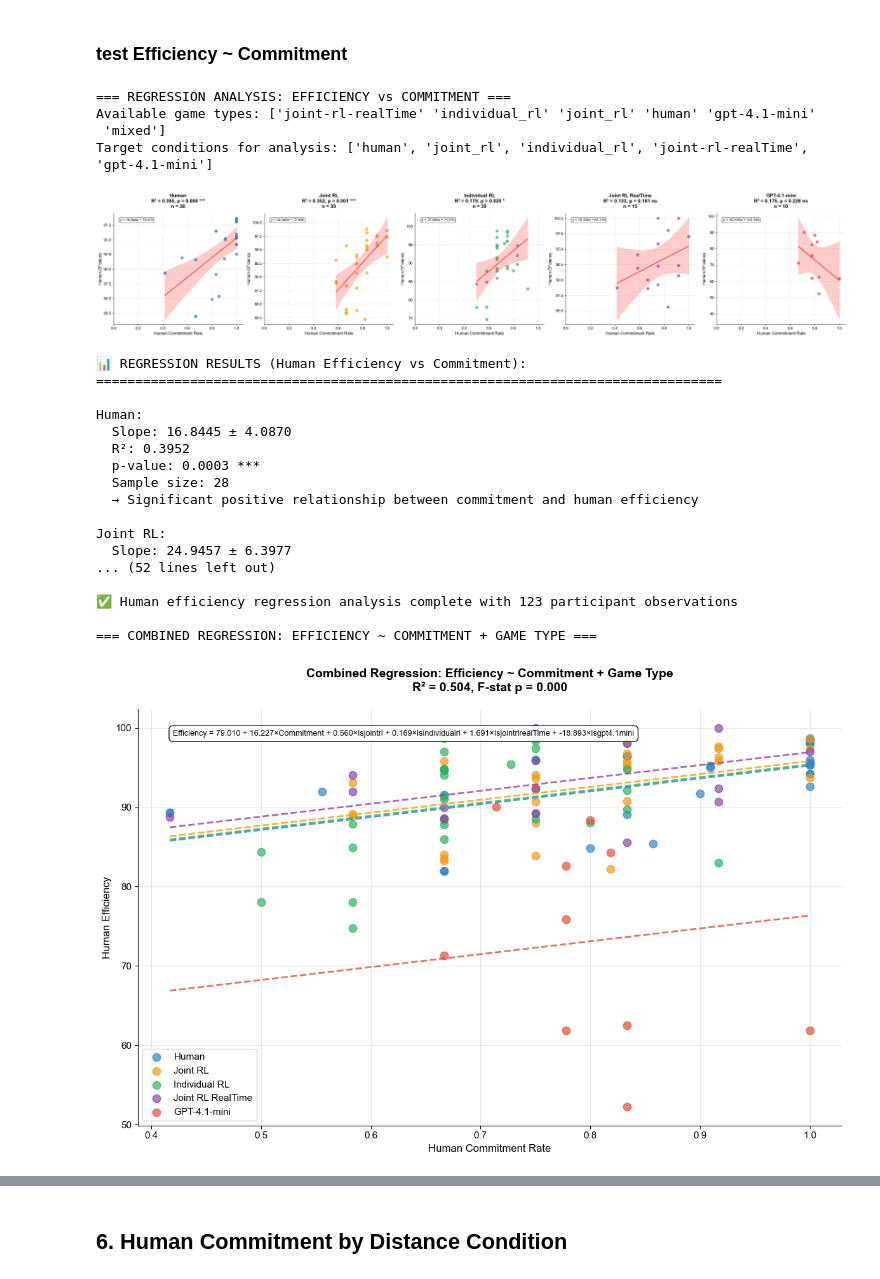
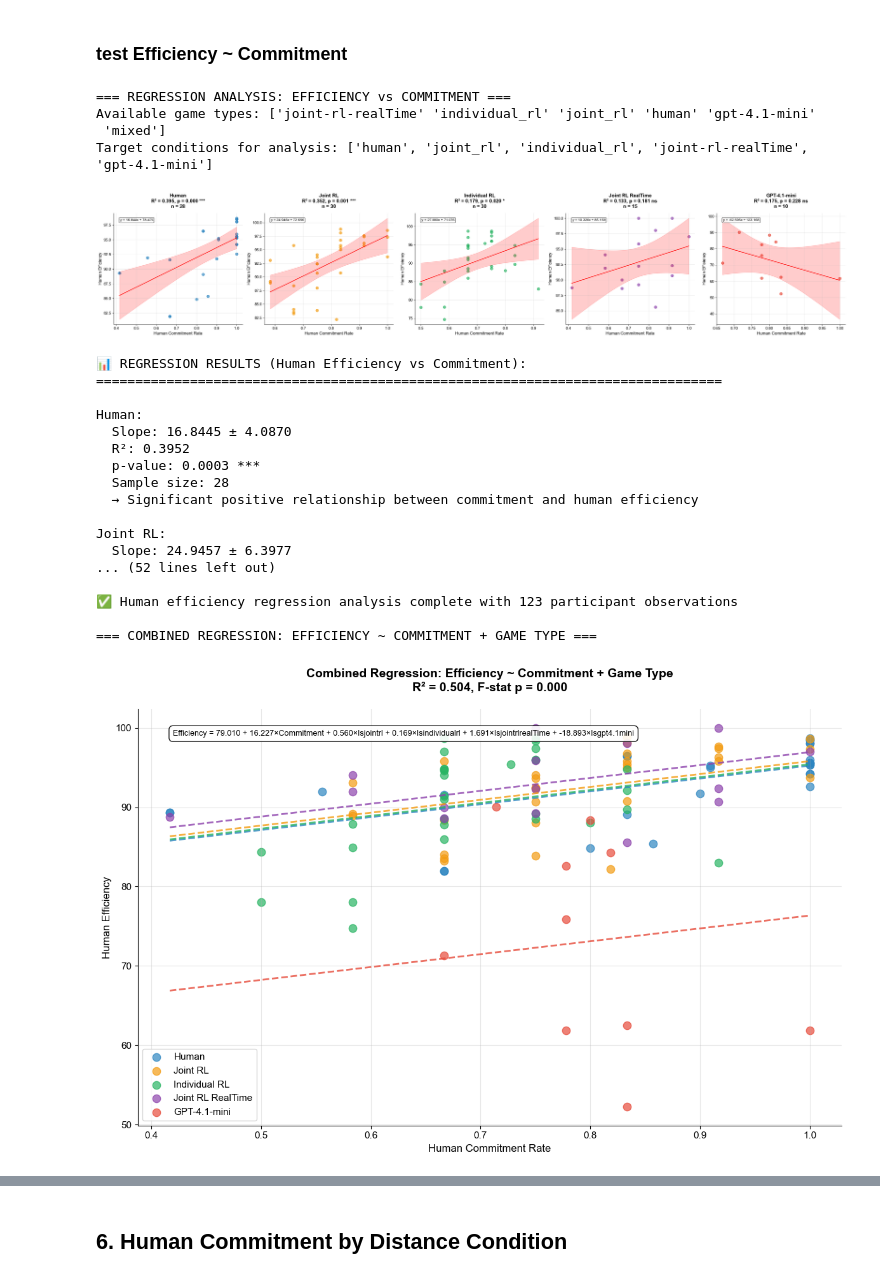
Before and after one commit to Cog-Games/MultiPlayerGridGame, a Jupyter notebook: dataAnalysis/collaboration_analysis.ipynb, the cells around one changed output, grey strips where cells are left out. Drawn from its saved outputs; the diff is of its cells as text; code cells hidden in the pictures.

```diff
--- a/dataAnalysis/collaboration_analysis.ipynb
+++ b/dataAnalysis/collaboration_analysis.ipynb
@@ -2124,6 +2314,11 @@ if not data['trial_data'].empty:
                            bbox=dict(boxstyle="round,pad=0.3", facecolor="white", alpha=0.8),
                            verticalalignment='top', fontsize=10)
 
+                    # Set x-axis limits based on actual data range with small padding
+                    x_min, x_max = x.min(), x.max()
+                    x_padding = (x_max - x_min) * 0.05  # 5% padding
+                    ax.set_xlim(x_min - x_padding, x_max + x_padding)
+
                 else:
                     ax.text(0.5, 0.5, f'Insufficient data\n(n = {len(game_data)})',
                            transform=ax.transAxes, ha='center', va='center', fontsize=12)
@@ -2131,7 +2326,6 @@ if not data['trial_data'].empty:
 
                 ax.set_xlabel('Human Commitment Rate')
                 ax.set_ylabel('Human Efficiency')
-                ax.set_xlim(0, 1.05)
                 ax.grid(True, alpha=0.3)
                 ax.spines['top'].set_visible(False)
                 ax.spines['right'].set_visible(False)
@@ -2232,6 +2426,11 @@ if not data['trial_data'].empty:
 
                         ax.plot(x_range, y_pred, '--', color=target_colors[i], linewidth=2, alpha=0.8)
 
+                    # Set x-axis limits based on actual data range with small padding
+                    x_min, x_max = combined_data['human_commitment'].min(), combined_data['human_commitment'].max()
+                    x_padding = (x_max - x_min) * 0.05  # 5% padding
+                    ax.set_xlim(x_min - x_padding, x_max + x_padding)
+
                     # Format plot
                     ax.set_xlabel('Human Commitment Rate', fontsize=12)
                     ax.set_ylabel('Human Efficiency', fontsize=12)
@@ -2285,34 +2484,34 @@ if not data['trial_data'].empty:
                     else:
                         print(f"  • No significant effect of commitment on efficiency")
 
                     for condition in target_conditions:
                         if condition != 'human':
                             param_name = f'is_{condition}'
                             if param_name in model.params:
                                 game_type_effect = model.params[param_name]
                                 if model.pvalues[param_name] < 0.05:
                                     direction = "higher" if game_type_effect > 0 else "lower"
                                     print(f"  • {condition.replace('_', ' ').title()} condition shows significantly {direction} efficiency than Human condition (β = {game_type_effect:.4f})")
                                 else:
                                     print(f"  • No significant difference in efficiency between {condition.replace('_', ' ').title()} and Human conditions")
 
                 except ImportError:
                     print("❌ statsmodels not available for combined regression analysis")
                 except Exception as e:
                     print(f"❌ Error in combined regression analysis: {e}")
             else:
                 print(f"❌ Insufficient data for combined regression (n = {len(combined_data)})")
 
     else:
         print("❌ No valid data available for regression analysis")
 else:
     print("❌ No trial data available for regression analysis")
 # %% [output]
 === REGRESSION ANALYSIS: EFFICIENCY vs COMMITMENT ===
 Available game types: ['joint-rl-realTime' 'individual_rl' 'joint_rl' 'human' 'gpt-4.1-mini'
  'mixed']
 Target conditions for analysis: ['human', 'joint_rl', 'individual_rl', 'joint-rl-realTime', 'gpt-4.1-mini']
-[figure, old version]
+[figure, new version]
 📊 REGRESSION RESULTS (Human Efficiency vs Commitment):
 ================================================================================
 
```
Also changed, not shown: parts of 4 cells of this notebook, 1 other file.
